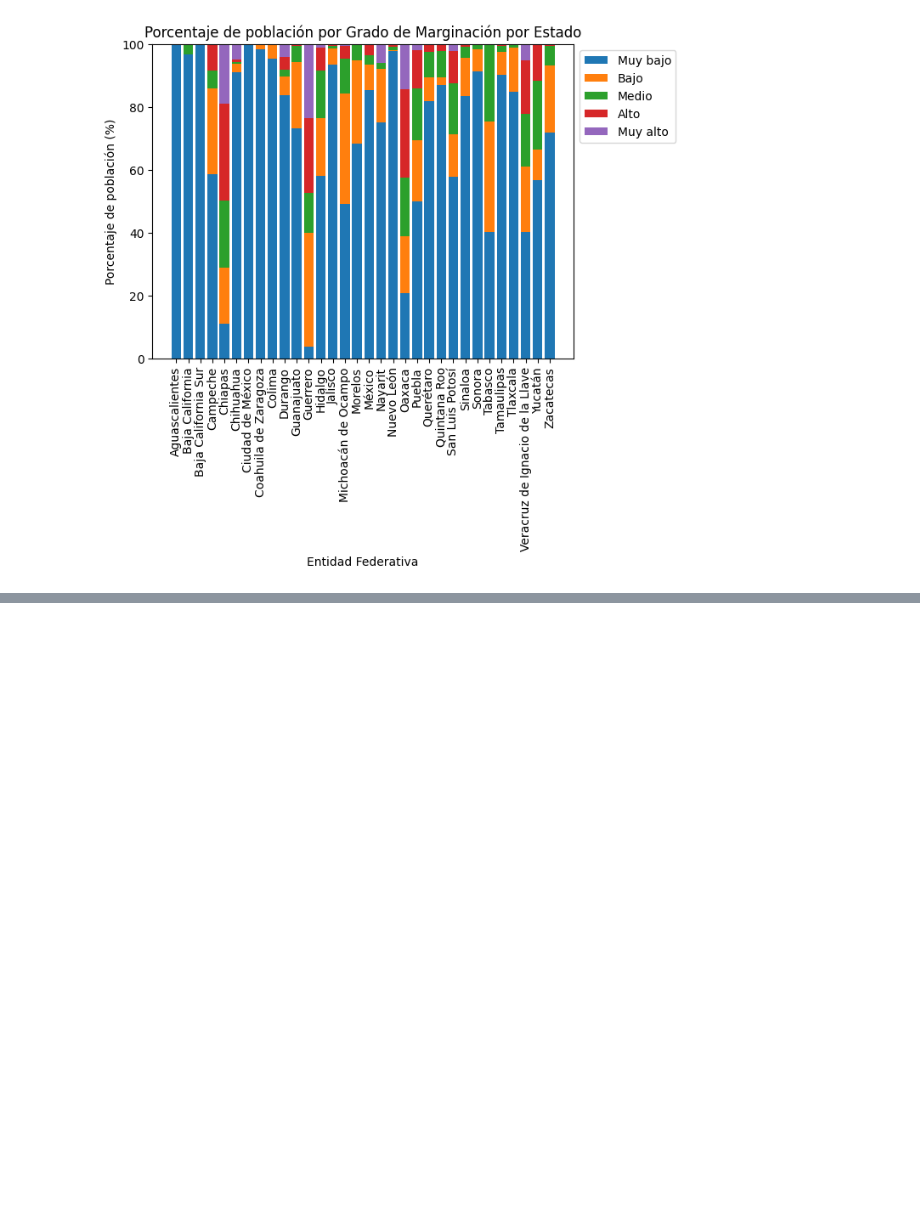
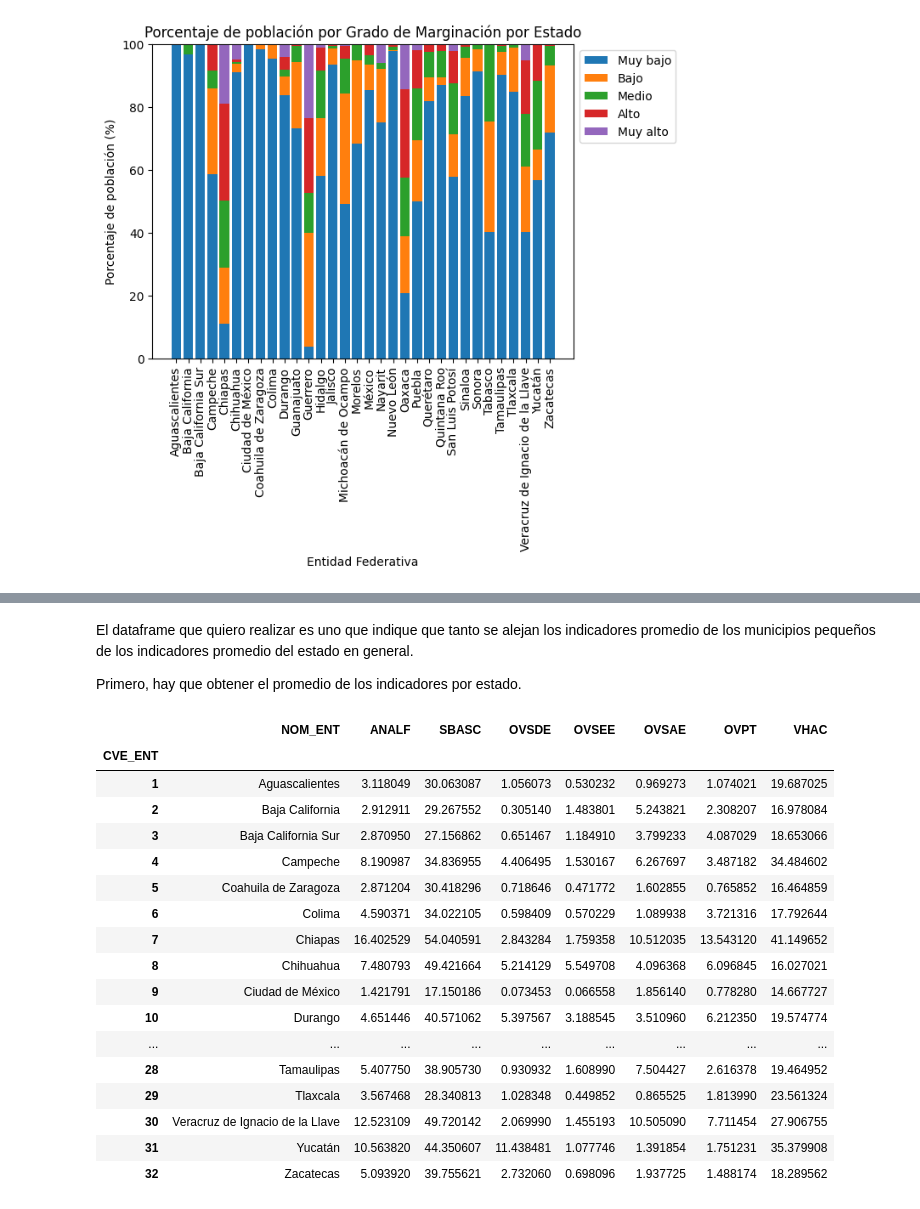
Before and after one commit to fofojaramillo/datsci-prog-proyecto, a Jupyter notebook: ind-marg.ipynb, the cells around one changed output, grey strips where cells are left out. Saved outputs shown, nothing was run; the diff lists cells and outputs as text; code cells hidden in the pictures; blank space fills up the shorter version.

```diff
--- a/ind-marg.ipynb
+++ b/ind-marg.ipynb
@@ -247,0 +448,36 @@ Las gráficas comparadas
+# %% [markdown]
+El dataframe que quiero realizar es uno que indique que tanto se alejan los indicadores promedio de los municipios pequeños de los indicadores promedio del estado en general.
+
+Primero, hay que obtener el promedio de los indicadores por estado.
+# %%
+# Se calcula el promedio por estado de cada variable, excepto POB_TOT
+avg_estado = IMM_2020.groupby(['CVE_ENT', 'NOM_ENT']).agg({
+    'ANALF': 'mean',
+    'SBASC': 'mean',
+    'OVSDE': 'mean',
+    'OVSEE': 'mean',
+    'OVSAE': 'mean',
+    'OVPT': 'mean',
+    'VHAC': 'mean'
+}).reset_index().set_index('CVE_ENT')
+
+avg_estado
+# %% [output]
+|  | NOM_ENT | ANALF | SBASC | OVSDE | OVSEE | OVSAE | OVPT | VHAC |
+| CVE_ENT |  |  |  |  |  |  |  |  |
+| 1 | Aguascalientes | 3.118049 | 30.063087 | 1.056073 | 0.530232 | 0.969273 | 1.074021 | 19.687025 |
+| 2 | Baja California | 2.912911 | 29.267552 | 0.305140 | 1.483801 | 5.243821 | 2.308207 | 16.978084 |
+| 3 | Baja California Sur | 2.870950 | 27.156862 | 0.651467 | 1.184910 | 3.799233 | 4.087029 | 18.653066 |
+| 4 | Campeche | 8.190987 | 34.836955 | 4.406495 | 1.530167 | 6.267697 | 3.487182 | 34.484602 |
+| 5 | Coahuila de Zaragoza | 2.871204 | 30.418296 | 0.718646 | 0.471772 | 1.602855 | 0.765852 | 16.464859 |
+| 6 | Colima | 4.590371 | 34.022105 | 0.598409 | 0.570229 | 1.089938 | 3.721316 | 17.792644 |
+| 7 | Chiapas | 16.402529 | 54.040591 | 2.843284 | 1.759358 | 10.512035 | 13.543120 | 41.149652 |
+| 8 | Chihuahua | 7.480793 | 49.421664 | 5.214129 | 5.549708 | 4.096368 | 6.096845 | 16.027021 |
+| 9 | Ciudad de México | 1.421791 | 17.150186 | 0.073453 | 0.066558 | 1.856140 | 0.778280 | 14.667727 |
+| 10 | Durango | 4.651446 | 40.571062 | 5.397567 | 3.188545 | 3.510960 | 6.212350 | 19.574774 |
+| ... | ... | ... | ... | ... | ... | ... | ... | ... |
+| 28 | Tamaulipas | 5.407750 | 38.905730 | 0.930932 | 1.608990 | 7.504427 | 2.616378 | 19.464952 |
+| 29 | Tlaxcala | 3.567468 | 28.340813 | 1.028348 | 0.449852 | 0.865525 | 1.813990 | 23.561324 |
+| 30 | Veracruz de Ignacio de la Llave | 12.523109 | 49.720142 | 2.069990 | 1.455193 | 10.505090 | 7.711454 | 27.906755 |
+| 31 | Yucatán | 10.563820 | 44.350607 | 11.438481 | 1.077746 | 1.391854 | 1.751231 | 35.379908 |
+| 32 | Zacatecas | 5.093920 | 39.755621 | 2.732060 | 0.698096 | 1.937725 | 1.488174 | 18.289562 |
```
Also changed, not shown: parts of 40 cells of this notebook, 4 other files.
